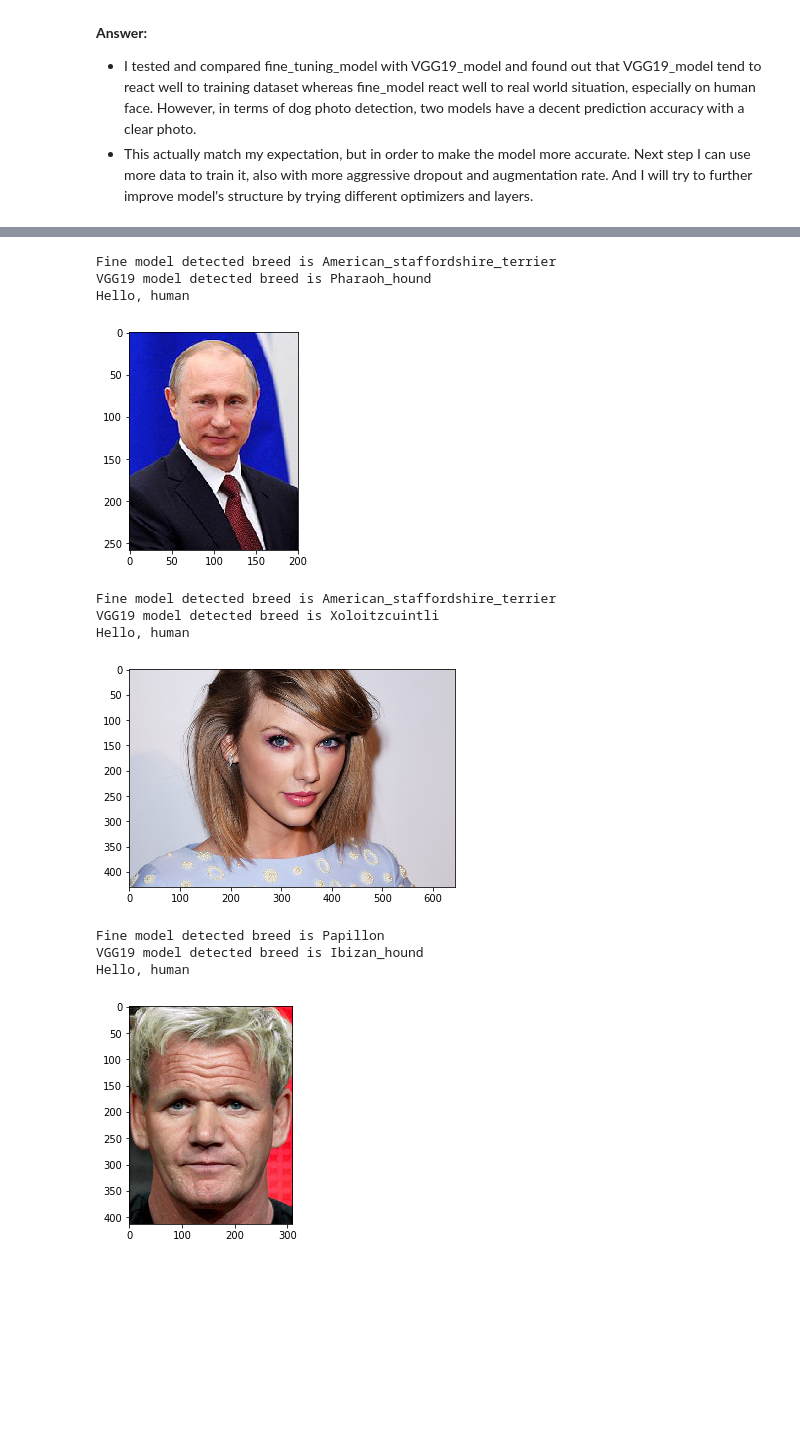
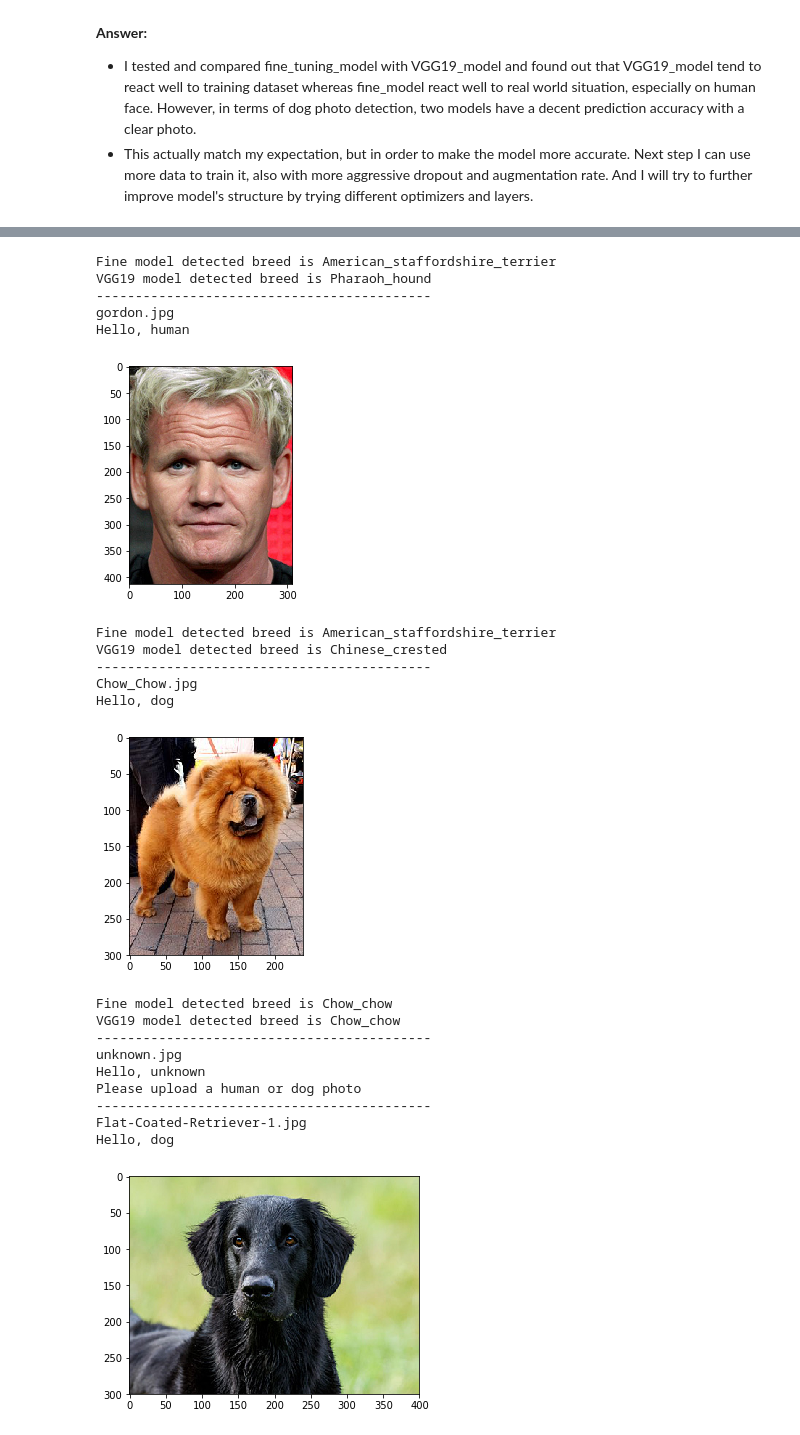
Before and after one commit to Jeffen/dog-project, a Jupyter notebook: dog_app.ipynb, the cells around one changed output, grey strips where cells are left out. Cells and saved outputs as stored; diff of their text form; code cells hidden in the pictures; blank space fills up the shorter version.

```diff
--- a/dog_app.ipynb
+++ b/dog_app.ipynb
@@ -904,15 +904,18 @@ __Answer:__
 ## at least 6 images on your computer.
 ## Feel free to use as many code cells as needed.
 fine_model.load_weights('saved_models/weights.best.fine.hdf5')
-'''
+
 # Uncomment this line to run through all photos
 for f in listdir(mypath):
-    img_path = join(mypath, f)
-    print(f)
-    detect_breed(img_path)
+    if f.endswith(".jpg"):
+        img_path = join(mypath, f)
+        print(f)
+        detect_breed(img_path)
+        print("-------------------------------------------")
 '''
 detect_breed('my_imges/honglei_sun.jpg')
 detect_breed('my_imges/putin.jpg')
 detect_breed('my_imges/taylor_swift.jpg')
 detect_breed('my_imges/gordon.jpg')
+'''
 # %% [output]
@@ -919,14 +923,24 @@ detect_breed('my_imges/gordon.jpg')
 Hello, human
 [figure]
 Fine model detected breed is American_staffordshire_terrier
 VGG19 model detected breed is Pharaoh_hound
+-------------------------------------------
+gordon.jpg
 Hello, human
-[figure, old version]
+[figure, new version]
 Fine model detected breed is American_staffordshire_terrier
-VGG19 model detected breed is Xoloitzcuintli
-Hello, human
+VGG19 model detected breed is Chinese_crested
+-------------------------------------------
+Chow_Chow.jpg
+Hello, dog
-[figure, old version]
+[figure, new version]
-Fine model detected breed is Papillon
-VGG19 model detected breed is Ibizan_hound
-Hello, human
+Fine model detected breed is Chow_chow
+VGG19 model detected breed is Chow_chow
+-------------------------------------------
+unknown.jpg
+Hello, unknown
+Please upload a human or dog photo
+-------------------------------------------
+Flat-Coated-Retriever-1.jpg
+Hello, dog
-[figure, old version]
+[figure, new version]
```
Also changed, not shown: parts of 1 cell of this notebook, 1 other file.
